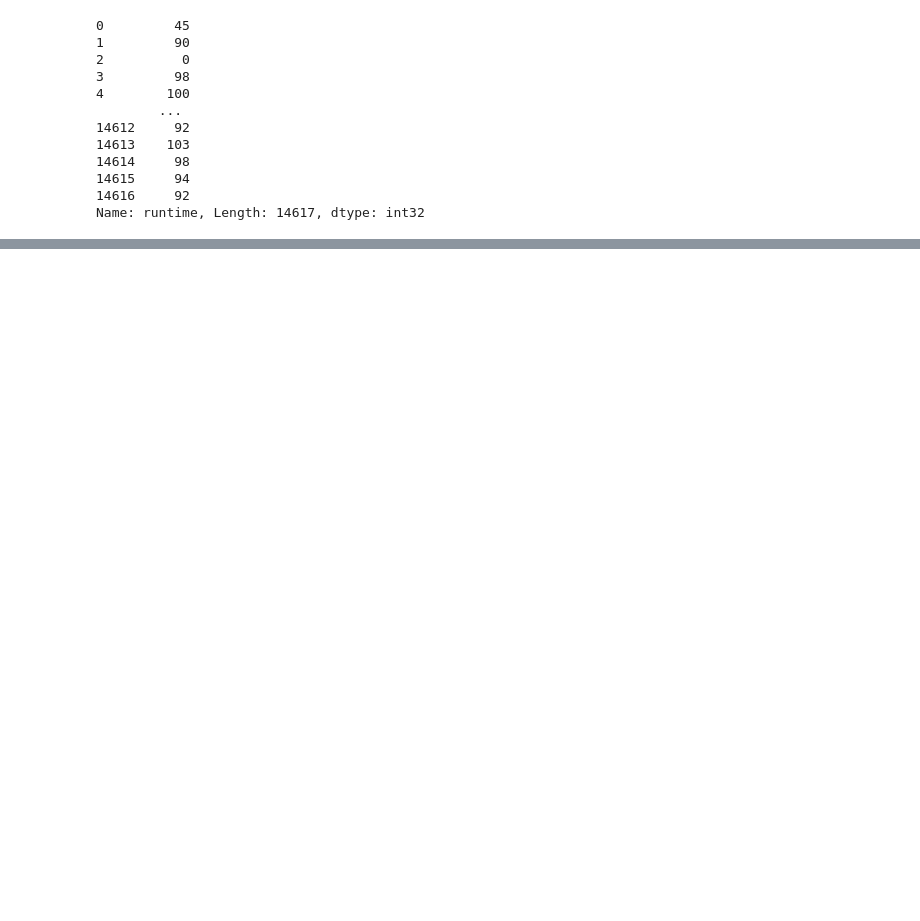
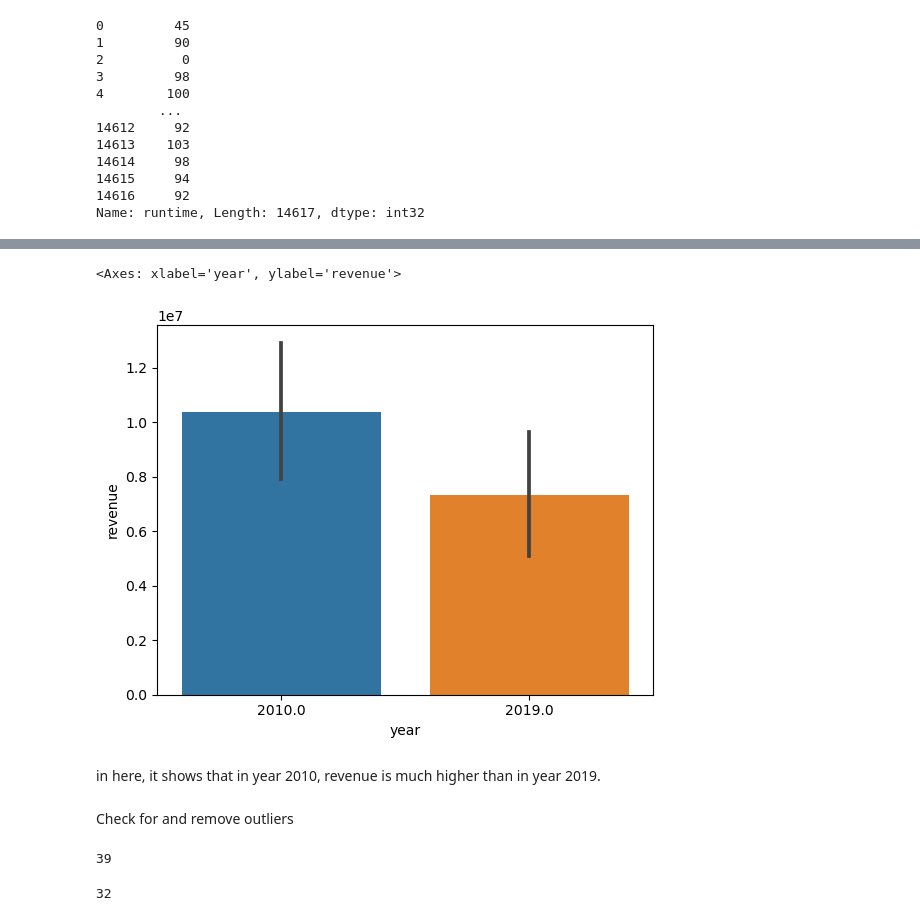
Before and after one commit to elleniayele/project-3-part-4, a Jupyter notebook: project3 part 2 (1) (2).ipynb, the cells around one changed output, grey strips where cells are left out. Cells and saved outputs as stored; diff of their text form; code cells hidden in the pictures; blank space fills up the shorter version.

```diff
--- a/project3 part 2 (1) (2).ipynb
+++ b/project3 part 2 (1) (2).ipynb
@@ -659,0 +689,5 @@ since we are comparing
+# %%
+## drop original feature
+df = df.drop(columns=['certification\r\r'])
+# %%
+df_2010=df.loc[df['year']==2010.0]
@@ -659,0 +710,2 @@ since we are comparing
+# %%
+df_2019=df.loc[df['year']==2019.0]
@@ -659,0 +726,18 @@ since we are comparing
+# %%
+df_comb=pd.concat([df_2010,df_2019])
+# %%
+sns.barplot(data=df_comb,x=df_comb['year'],y=df_comb['revenue'])
+# %% [output]
+<Axes: xlabel='year', ylabel='revenue'>
+[figure, added]
+# %% [markdown]
+in here, it shows that in year 2010, revenue is much higher than in year 2019.
+# %% [markdown]
+Check for and remove outliers
+# %%
+# Check for outliers in weight for 2010
+zscores= stats.zscore(df_2010_rev)
+outliers = abs(zscores)>3
+np.sum(outliers)
+# %% [output]
+39
@@ -659,0 +747,6 @@ since we are comparing
+# %%
+zscores= stats.zscore(df_2019_rev)
+outliers = abs(zscores)>3
+np.sum(outliers)
+# %% [output]
+32
```
Also changed, not shown: parts of 67 cells of this notebook, 1 other file.
